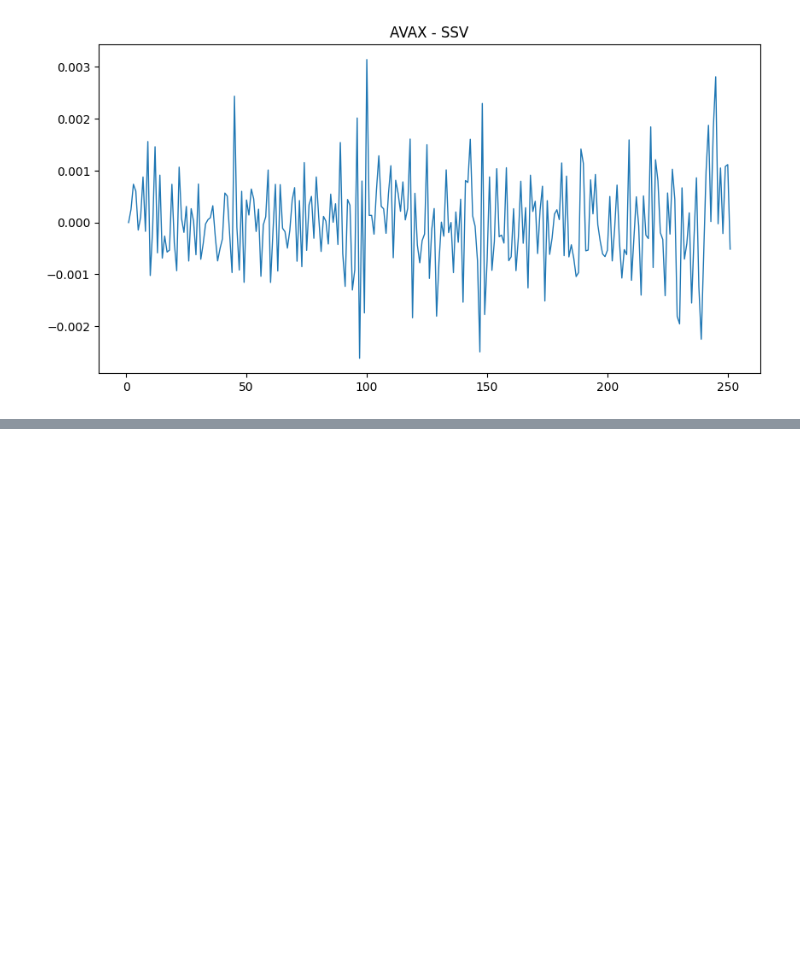
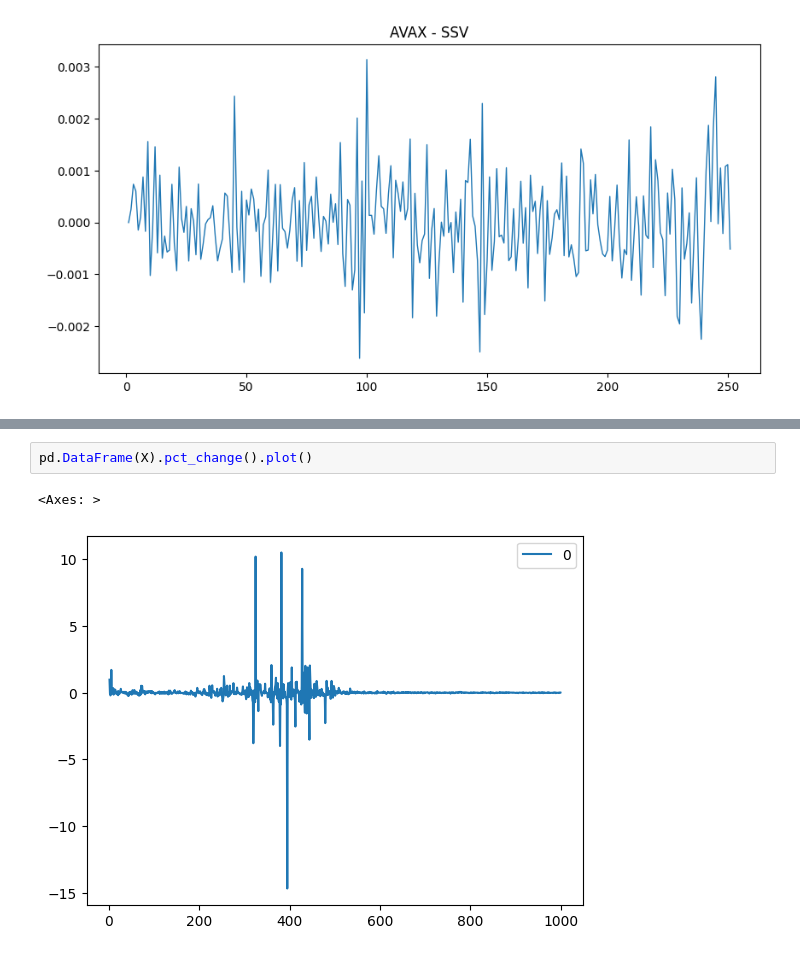
Before and after one commit to prodong04/pair_trading_rl, a Jupyter notebook: pair_trading.ipynb, the cells around one changed output, grey strips where cells are left out. Drawn from its saved outputs; the diff is of its cells as text; blank space fills up the shorter version.

```diff
--- a/pair_trading.ipynb
+++ b/pair_trading.ipynb
@@ -21,0 +67,5 @@ plt.title('AVAX - SSV')
+# %%
+pd.DataFrame(X).pct_change().plot()
+# %% [output]
+<Axes: >
+[figure, added]
```
Also changed, not shown: parts of 9 cells of this notebook.
